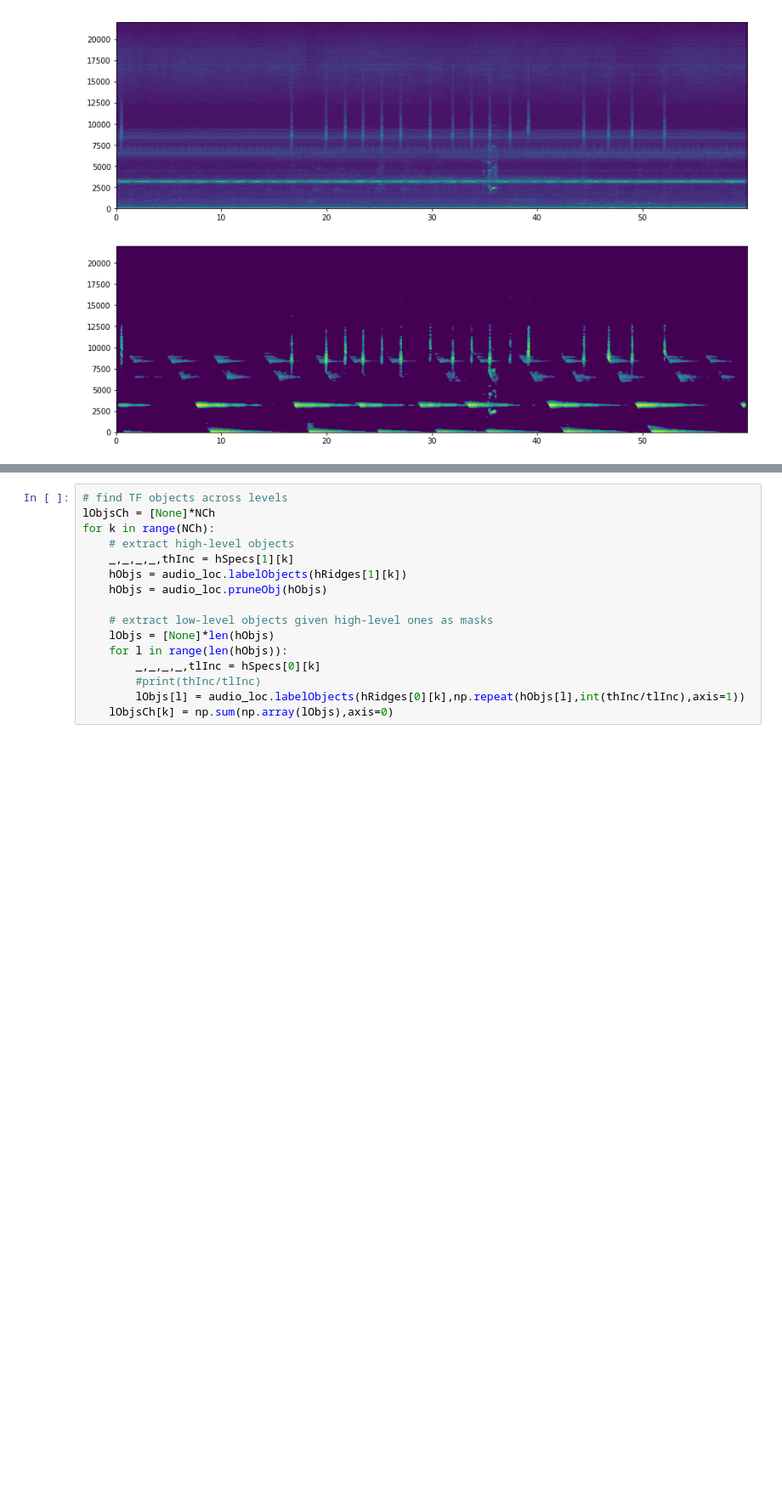
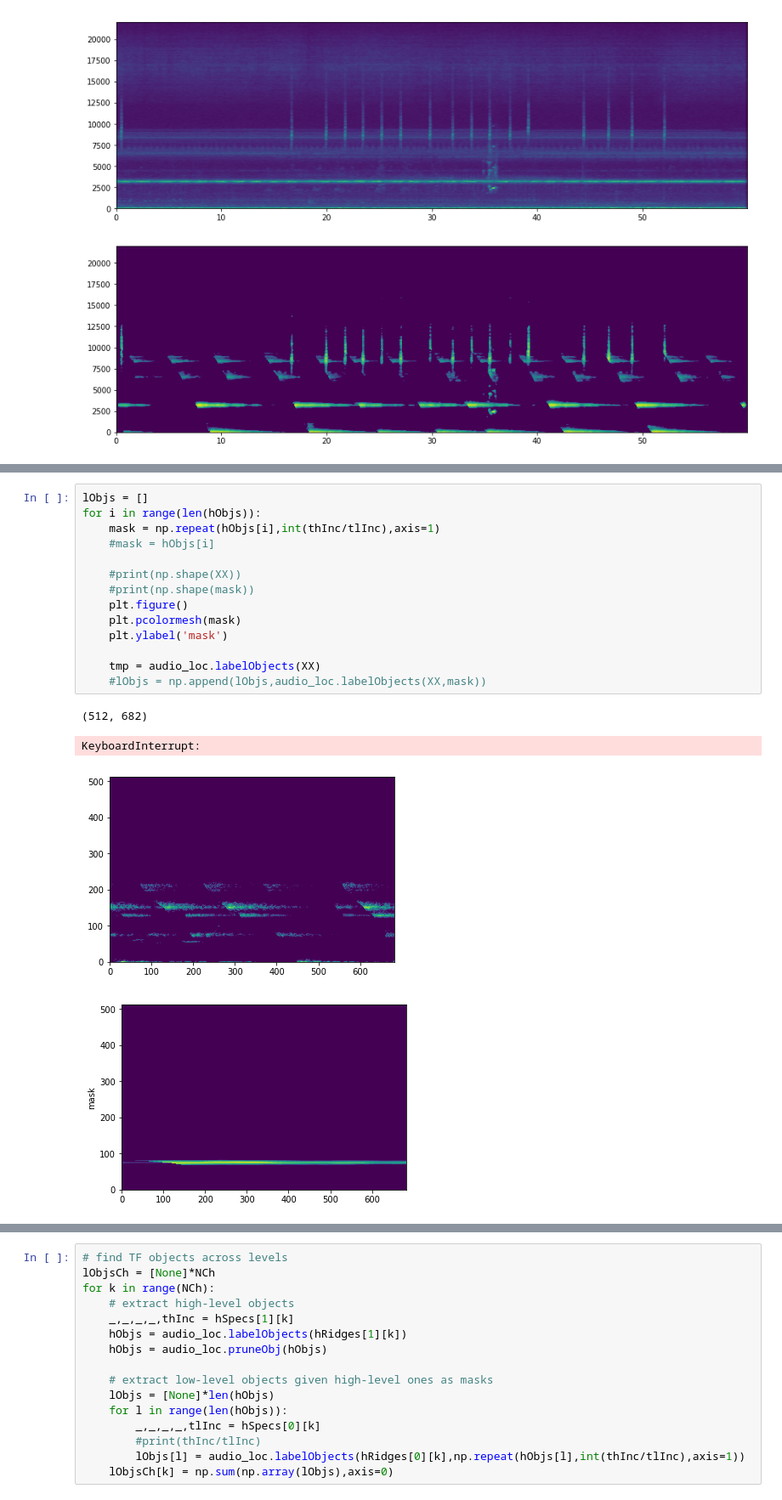
Before and after one commit to longle2718/audio_loc, a Jupyter notebook: python/main.ipynb, the cells around one changed output, grey strips where cells are left out. Shown: that part at 85% size. Drawn from its saved outputs; the diff is of its cells as text; blank space fills up the shorter version.

```diff
--- a/python/main.ipynb
+++ b/python/main.ipynb
@@ -133,0 +173,19 @@ np.shape(lObjs) = (2,)
+# %%
+lObjs = []
+for i in range(len(hObjs)):
+    mask = np.repeat(hObjs[i],int(thInc/tlInc),axis=1)
+    #mask = hObjs[i]
+
+    #print(np.shape(XX))
+    #print(np.shape(mask))
+    plt.figure()
+    plt.pcolormesh(mask)
+    plt.ylabel('mask')
+
+    tmp = audio_loc.labelObjects(XX)
+    #lObjs = np.append(lObjs,audio_loc.labelObjects(XX,mask))
+# %% [output]
+(512, 682)
+KeyboardInterrupt:
+[figure, added]
+[figure, added]
```
Also changed, not shown: parts of 6 cells of this notebook, 1 other file.
